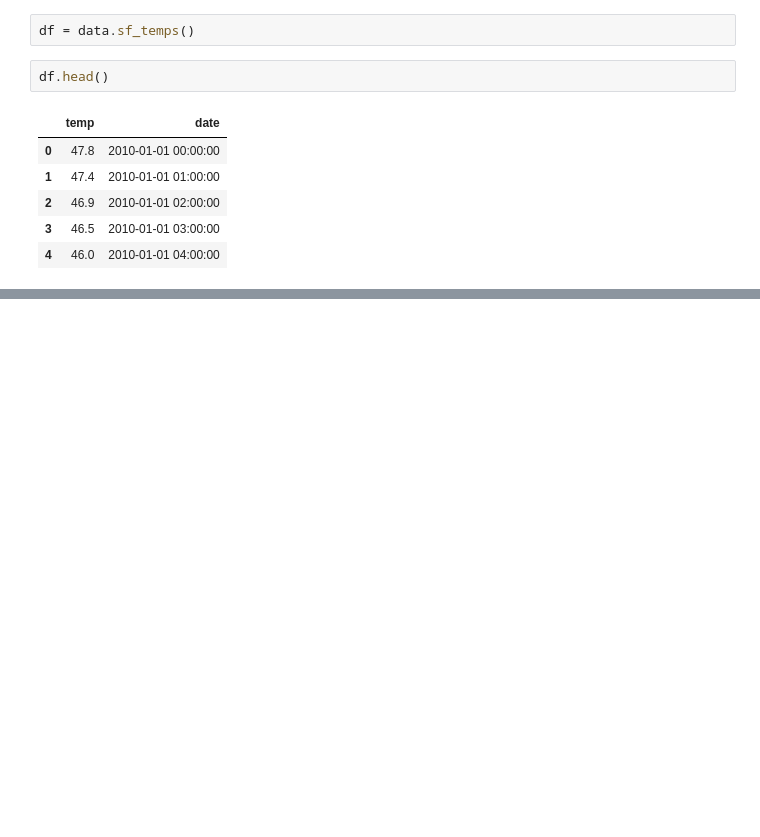
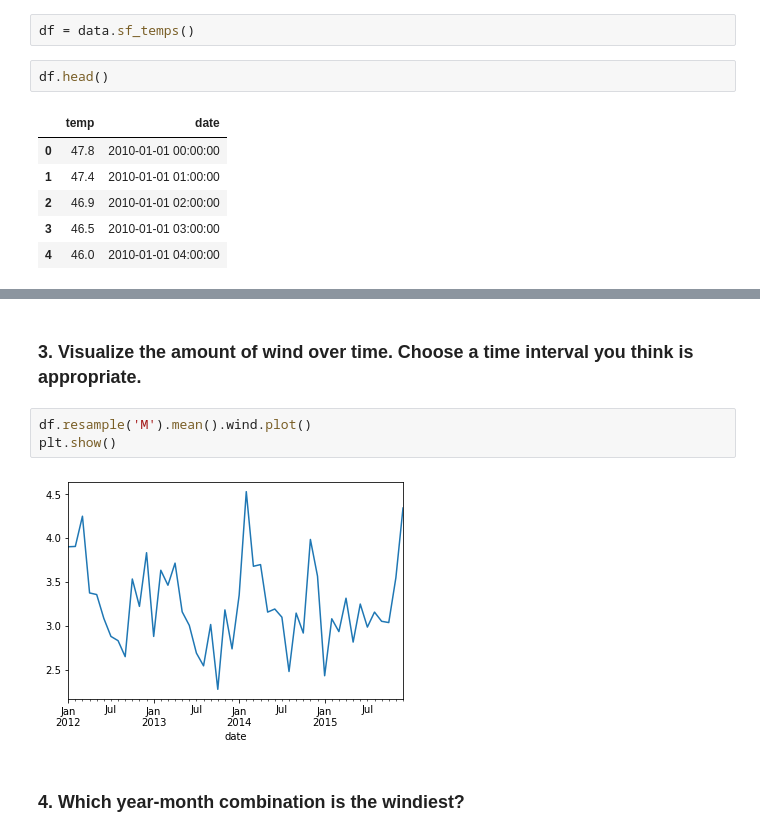
Before and after one commit to mdalton87/time-series-exercises, a Jupyter notebook: ts_vega.ipynb, the cells around one changed output, grey strips where cells are left out. Drawn from its saved outputs; the diff is of its cells as text; blank space fills up the shorter version.

```diff
--- a/ts_vega.ipynb
+++ b/ts_vega.ipynb
@@ -38,0 +146,9 @@ memory usage: 137.0 KB
+# %% [markdown]
+### 3. Visualize the amount of wind over time. Choose a time interval you think is appropriate.
+# %%
+df.resample('M').mean().wind.plot()
+plt.show()
+# %% [output]
+[figure, added]
+# %% [markdown]
+### 4. Which year-month combination is the windiest?
```
Also changed, not shown: parts of 90 cells of this notebook.
